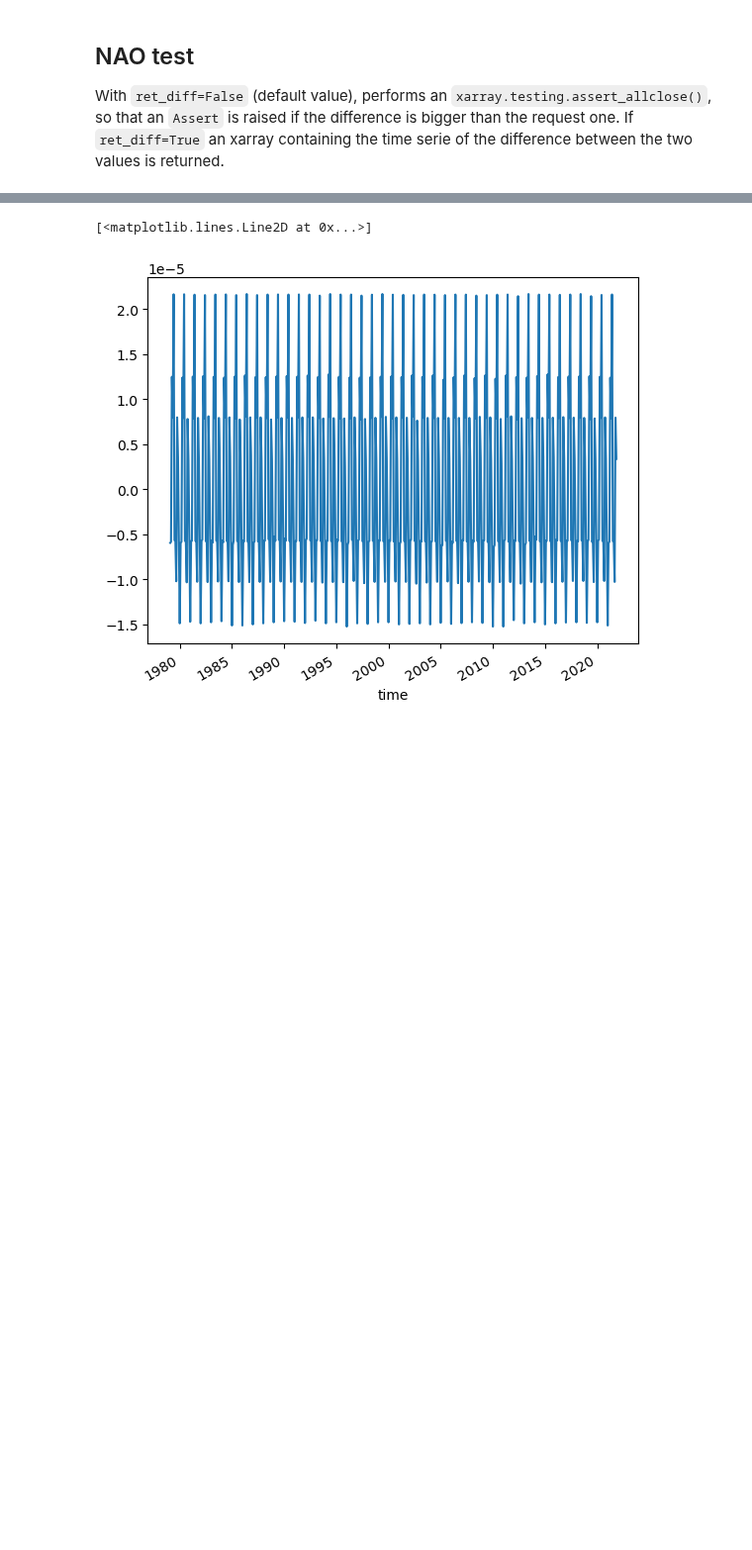
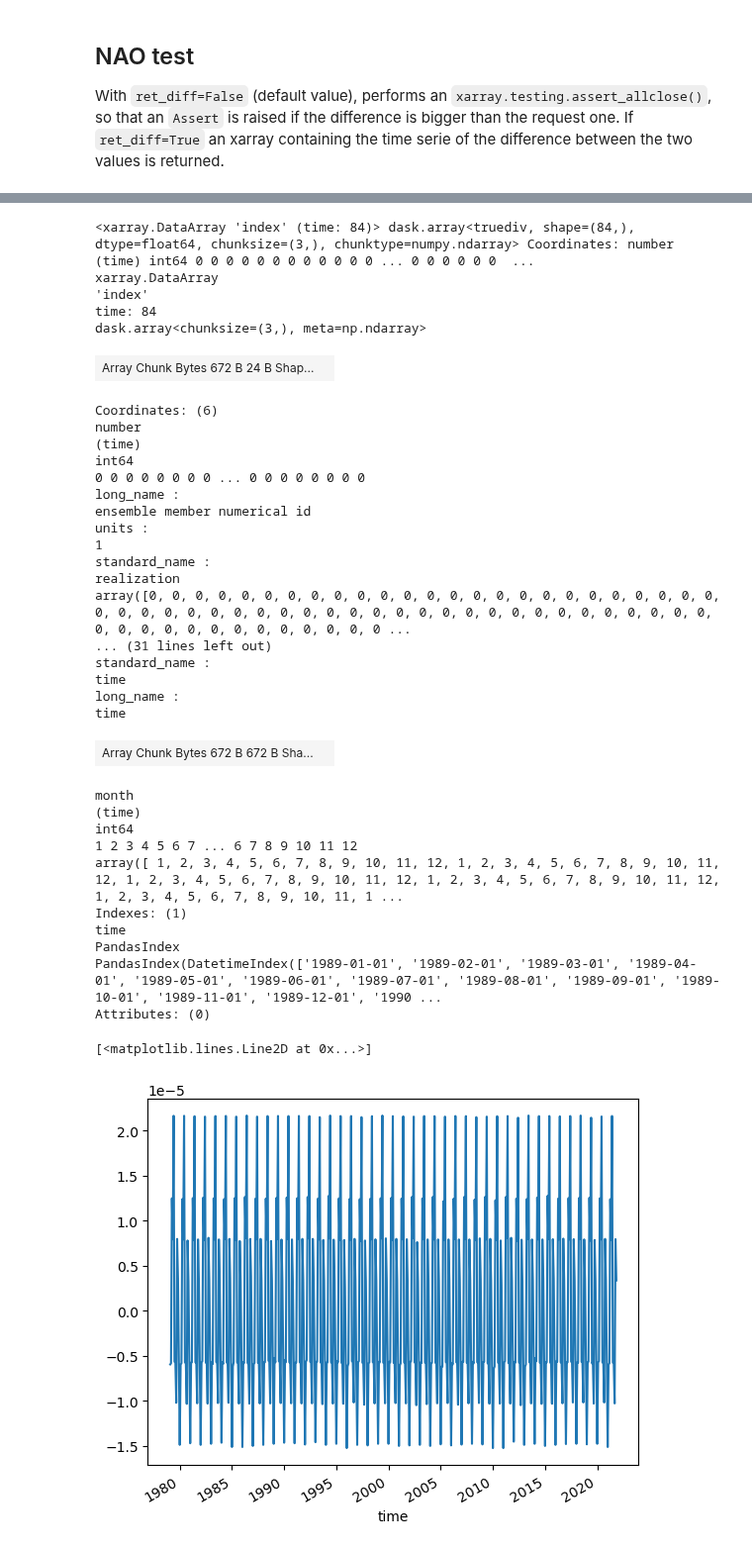
Before and after one commit to DestinE-Climate-DT/AQUA, a Jupyter notebook: diagnostics/teleconnections/notebooks/test_cdovslib.ipynb, the cells around one changed output, grey strips where cells are left out. Shown at 99% size. Cells and saved outputs as stored; diff of their text form; code cells hidden in the pictures; blank space fills up the shorter version.

```diff
--- a/diagnostics/teleconnections/notebooks/test_cdovslib.ipynb
+++ b/diagnostics/teleconnections/notebooks/test_cdovslib.ipynb
@@ -25 +27,4 @@ infile   = config[diagname][telecname]['testfile']
+# %%
+field = xr.open_mfdataset(infile)['msl']
+test2 = station_based_index(field,namelist,telecname)
 # %%
@@ -32,3 +55,40 @@ Coordinates only on the left object:
+# %%
+test2
+# %% [output]
+<xarray.DataArray 'index' (time: 84)> dask.array<truediv, shape=(84,), dtype=float64, chunksize=(3,), chunktype=numpy.ndarray> Coordinates: number (time) int64 0 0 0 0 0 0 0 0 0 0 0 0 ... 0 0 0 0 0 0  ...
+xarray.DataArray
+'index'
+time: 84
+dask.array<chunksize=(3,), meta=np.ndarray>
+| Array Chunk Bytes 672 B 24 B Shap... |  |
+Coordinates: (6)
+number
+(time)
+int64
+0 0 0 0 0 0 0 0 ... 0 0 0 0 0 0 0 0
+long_name :
+ensemble member numerical id
+units :
+1
+standard_name :
+realization
+array([0, 0, 0, 0, 0, 0, 0, 0, 0, 0, 0, 0, 0, 0, 0, 0, 0, 0, 0, 0, 0, 0, 0, 0, 0, 0, 0, 0, 0, 0, 0, 0, 0, 0, 0, 0, 0, 0, 0, 0, 0, 0, 0, 0, 0, 0, 0, 0, 0, 0, 0, 0, 0, 0, 0, 0, 0, 0, 0, 0, 0, 0, 0, 0, 0 ...
+... (31 lines left out)
+standard_name :
+time
+long_name :
+time
+| Array Chunk Bytes 672 B 672 B Sha... |  |
+month
+(time)
+int64
+1 2 3 4 5 6 7 ... 6 7 8 9 10 11 12
+array([ 1, 2, 3, 4, 5, 6, 7, 8, 9, 10, 11, 12, 1, 2, 3, 4, 5, 6, 7, 8, 9, 10, 11, 12, 1, 2, 3, 4, 5, 6, 7, 8, 9, 10, 11, 12, 1, 2, 3, 4, 5, 6, 7, 8, 9, 10, 11, 12, 1, 2, 3, 4, 5, 6, 7, 8, 9, 10, 11, 1 ...
+Indexes: (1)
+time
+PandasIndex
+PandasIndex(DatetimeIndex(['1989-01-01', '1989-02-01', '1989-03-01', '1989-04-01', '1989-05-01', '1989-06-01', '1989-07-01', '1989-08-01', '1989-09-01', '1989-10-01', '1989-11-01', '1989-12-01', '1990 ...
+Attributes: (0)
 # %%
 nao_diff = cdo_station_based_comparison(infile,namelist,telecname,rtol=1.e-4,atol=1.e-4,ret_diff=True)
 nao_diff.plot()
```
Also changed, not shown: parts of 3 cells of this notebook, 2 other files.
